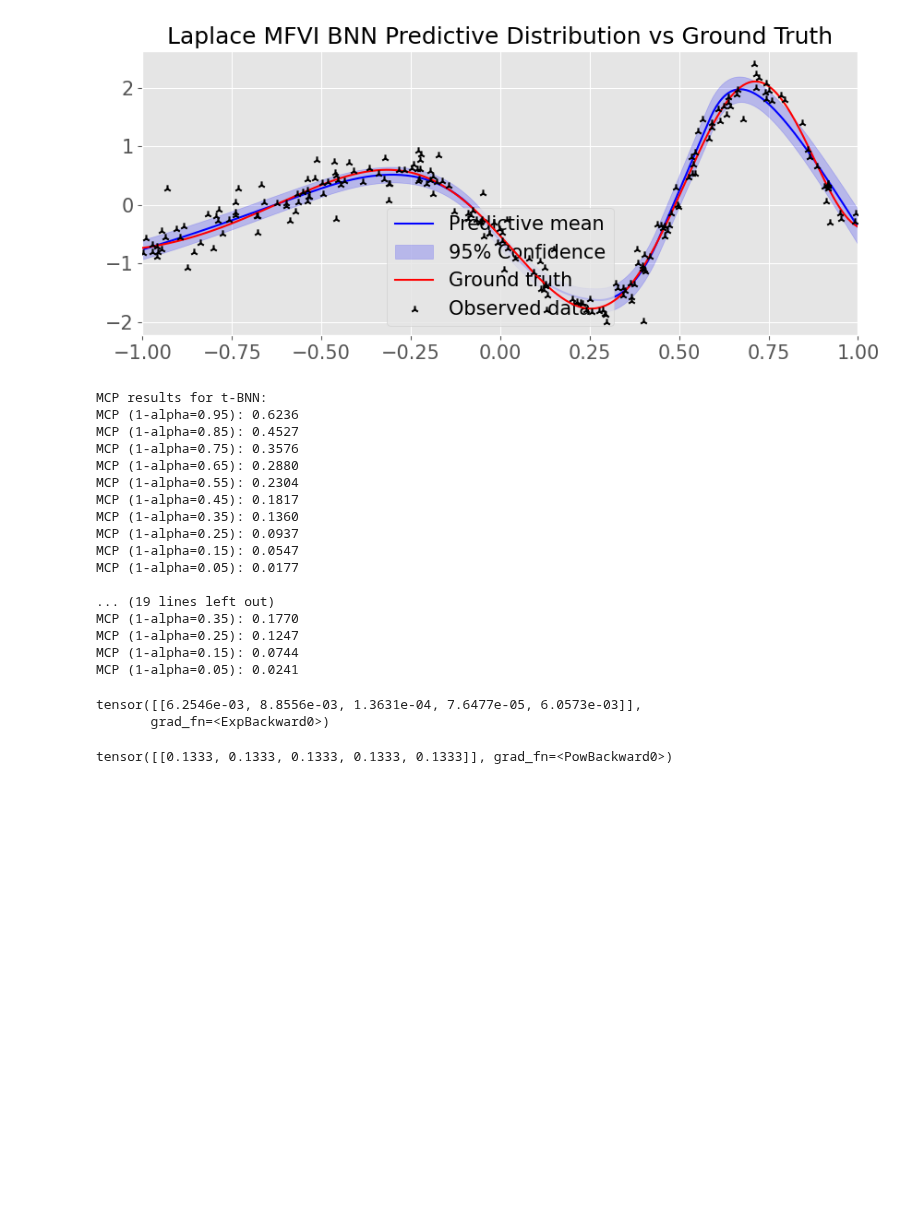
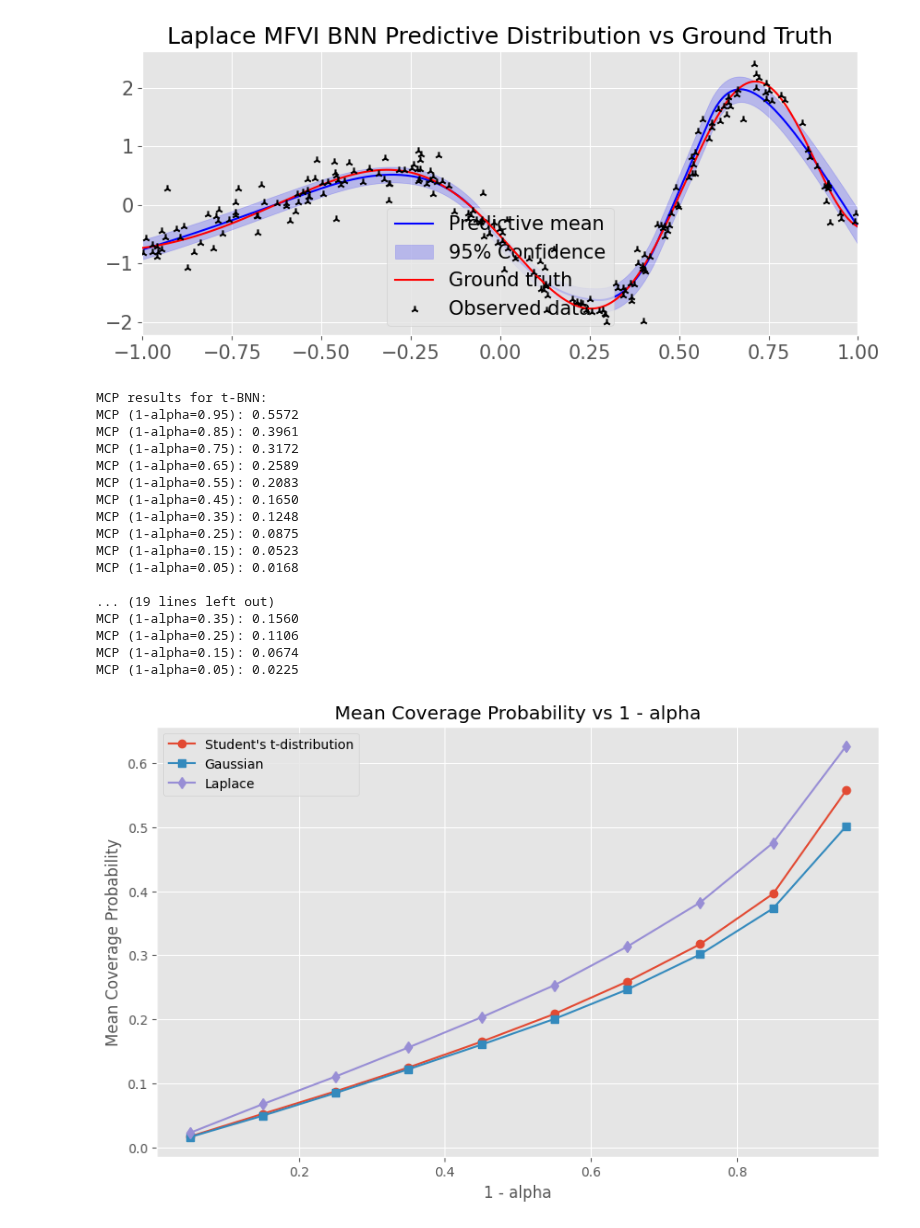
Before and after one commit to Marco-Gal/Bayesian-Neural-Network-Project, a Jupyter notebook: t distribution toy problems/T-noise.ipynb, the cells around one changed output. Saved outputs shown, nothing was run; the diff lists cells and outputs as text; code cells hidden in the pictures; blank space fills up the shorter version.

```diff
--- a/t distribution toy problems/T-noise.ipynb
+++ b/t distribution toy problems/T-noise.ipynb
@@ -895,6 +895,7 @@ alpha_values = np.arange(0.05, 1.0, 0.1)
 num_splits = 4  # Number of train/test splits
 num_samples = 1000  # BNN posterior samples
 epochs = 2000  # Training epochs
+df = 3
 
 mcp_results_t = {alpha: [] for alpha in alpha_values}
 mcp_results_gaussian = {alpha: [] for alpha in alpha_values}
@@ -925,14 +926,15 @@ for alpha in alpha_values:
     upper_bounds_lap = np.quantile(posterior_samples_lap, 1 - alpha / 2, axis=0)
 
     # Compute coverage probabilities
-    coverage_probs_t = norm.cdf(upper_bounds_t, loc=true_mean, scale=noise_std) - \
-                       norm.cdf(lower_bounds_t, loc=true_mean, scale=noise_std)
+    coverage_probs_t = t.cdf(upper_bounds_t, df, loc=true_mean, scale=noise_std) - \
+                       t.cdf(lower_bounds_t, df, loc=true_mean, scale=noise_std)
 
-    coverage_probs_gaussian = norm.cdf(upper_bounds_gaussian, loc=true_mean, scale=noise_std) - \
-                              norm.cdf(lower_bounds_gaussian, loc=true_mean, scale=noise_std)
 
-    coverage_probs_lap = norm.cdf(upper_bounds_lap, loc=true_mean, scale=noise_std) - \
-                              norm.cdf(lower_bounds_lap, loc=true_mean, scale=noise_std)
+    coverage_probs_gaussian = t.cdf(upper_bounds_gaussian, df, loc=true_mean, scale=noise_std) - \
+                              t.cdf(lower_bounds_gaussian, df, loc=true_mean, scale=noise_std)
+
+    coverage_probs_lap = t.cdf(upper_bounds_lap, df, loc=true_mean, scale=noise_std) - \
+                              t.cdf(lower_bounds_lap, df, loc=true_mean, scale=noise_std)
 
     # Store results
     mcp_results_t[alpha].append(np.mean(coverage_probs_t))
@@ -955,28 +957,39 @@ for alpha in alpha_values:
     print(f"MCP (1-alpha={1-alpha:.2f}): {np.mean(mcp_results_lap[alpha]):.4f}")
 # %% [output]
 MCP results for t-BNN:
-MCP (1-alpha=0.95): 0.6236
-MCP (1-alpha=0.85): 0.4527
-MCP (1-alpha=0.75): 0.3576
-MCP (1-alpha=0.65): 0.2880
-MCP (1-alpha=0.55): 0.2304
-MCP (1-alpha=0.45): 0.1817
-MCP (1-alpha=0.35): 0.1360
-MCP (1-alpha=0.25): 0.0937
-MCP (1-alpha=0.15): 0.0547
-MCP (1-alpha=0.05): 0.0177
+MCP (1-alpha=0.95): 0.5572
+MCP (1-alpha=0.85): 0.3961
+MCP (1-alpha=0.75): 0.3172
+MCP (1-alpha=0.65): 0.2589
+MCP (1-alpha=0.55): 0.2083
+MCP (1-alpha=0.45): 0.1650
+MCP (1-alpha=0.35): 0.1248
+MCP (1-alpha=0.25): 0.0875
+MCP (1-alpha=0.15): 0.0523
+MCP (1-alpha=0.05): 0.0168
 
 ... (19 lines left out)
-MCP (1-alpha=0.35): 0.1770
-MCP (1-alpha=0.25): 0.1247
-MCP (1-alpha=0.15): 0.0744
-MCP (1-alpha=0.05): 0.0241
+MCP (1-alpha=0.35): 0.1560
+MCP (1-alpha=0.25): 0.1106
+MCP (1-alpha=0.15): 0.0674
+MCP (1-alpha=0.05): 0.0225
-# %%
-torch.exp(gaussian_bnn_model.network[0].w_log_var_q)
-# %% [output]
-tensor([[6.2546e-03, 8.8556e-03, 1.3631e-04, 7.6477e-05, 6.0573e-03]],
-       grad_fn=<ExpBackward0>)
-# %%
-torch.exp(t_bnn_model.network[0].w_log_scale_q)**2
-# %% [output]
-tensor([[0.1333, 0.1333, 0.1333, 0.1333, 0.1333]], grad_fn=<PowBackward0>)
+# %%
+mcp_t = [mcp_results_t[alpha] for alpha in alpha_values]
+mcp_gaussian = [mcp_results_gaussian[alpha] for alpha in alpha_values]
+mcp_lap = [mcp_results_lap[alpha] for alpha in alpha_values]
+
+# Plot the results
+plt.figure(figsize=(10, 6))
+plt.plot(1-alpha_values, mcp_t, label='Student\'s t-distribution', marker='o')
+plt.plot(1-alpha_values, mcp_gaussian, label='Gaussian', marker='s')
+plt.plot(1-alpha_values, mcp_lap, label='Laplace', marker='d')
+
+# Add labels, title, and legend
+plt.xlabel('1 - alpha')
+plt.ylabel('Mean Coverage Probability')
+plt.title('Mean Coverage Probability vs 1 - alpha')
+plt.legend()
+plt.grid(True)
+plt.show()
+# %% [output]
+[figure, added]
```
Also changed, not shown: parts of 2 cells of this notebook, 5 other files.
